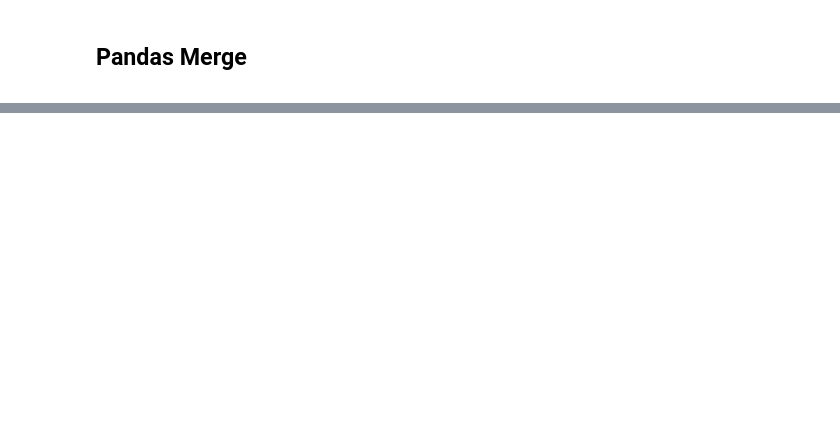
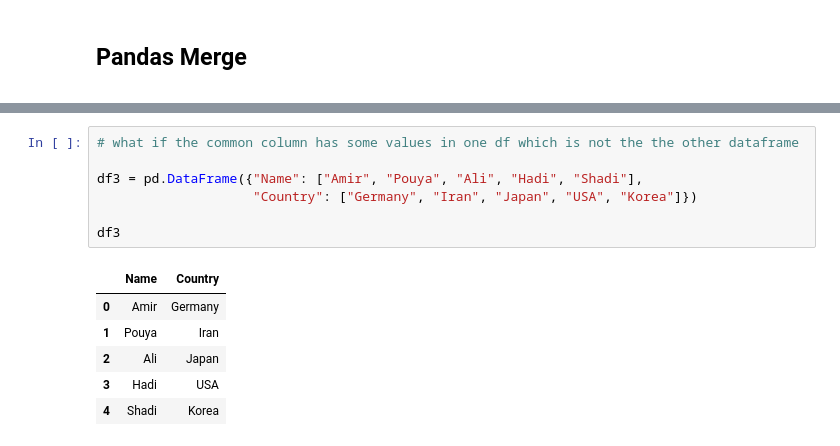
Before and after one commit to mirpouya/Basics-of-ML, a Jupyter notebook: Intermediate_Pandas.ipynb, the cells around one changed output, grey strips where cells are left out. Drawn from its saved outputs; the diff is of its cells as text; blank space fills up the shorter version.

```diff
--- a/Intermediate_Pandas.ipynb
+++ b/Intermediate_Pandas.ipynb
@@ -810,0 +842,14 @@ df
+# %%
+# what if the common column has some values in one df which is not the the other dataframe
+
+df3 = pd.DataFrame({"Name": ["Amir", "Pouya", "Ali", "Hadi", "Shadi"],
+                    "Country": ["Germany", "Iran", "Japan", "USA", "Korea"]})
+
+df3
+# %% [output]
+|  | Name | Country |
+| 0 | Amir | Germany |
+| 1 | Pouya | Iran |
+| 2 | Ali | Japan |
+| 3 | Hadi | USA |
+| 4 | Shadi | Korea |
```
Also changed, not shown: parts of 16 cells of this notebook.
